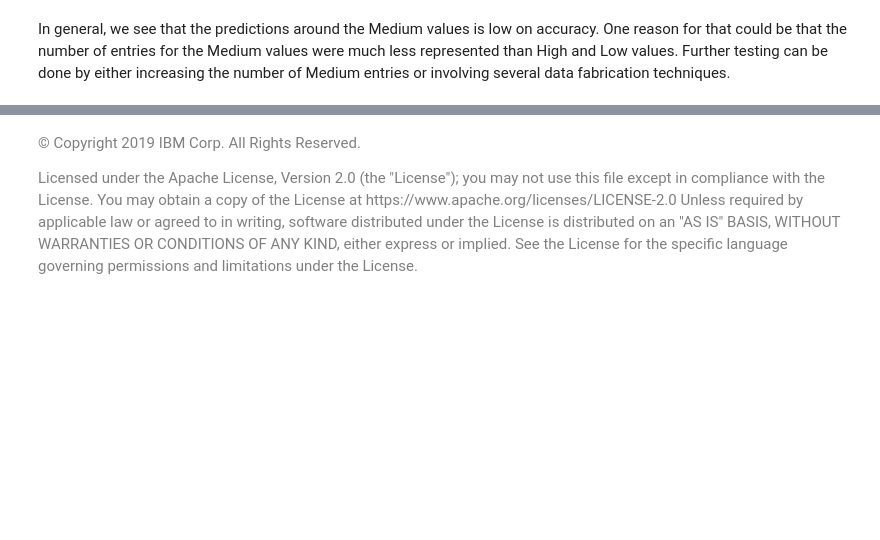
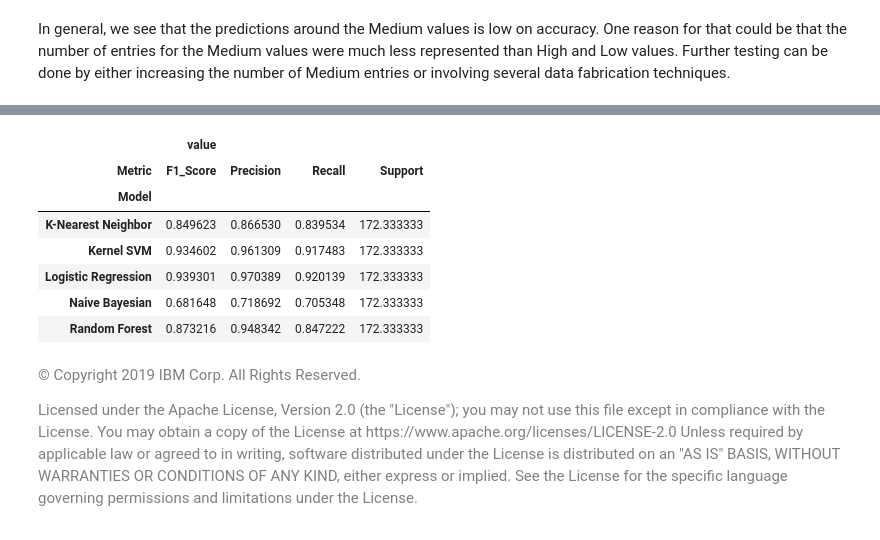
Before and after one commit to kingmolnar/SupervisedLearning, a Jupyter notebook: Classification.ipynb, the cells around one changed output, grey strips where cells are left out. Drawn from its saved outputs; the diff is of its cells as text; code cells hidden in the pictures; blank space fills up the shorter version.

```diff
--- a/Classification.ipynb
+++ b/Classification.ipynb
@@ -690,3 +702,14 @@ pd.concat(summary_tables)
+# %%
+pd.pivot_table(summary_table, index=['Model'], columns=['Metric'], values=['value'], aggfunc='mean')
+# %% [output]
+|  | value |  |  |  |
+| Metric | F1_Score | Precision | Recall | Support |
+| Model |  |  |  |  |
+| K-Nearest Neighbor | 0.849623 | 0.866530 | 0.839534 | 172.333333 |
+| Kernel SVM | 0.934602 | 0.961309 | 0.917483 | 172.333333 |
+| Logistic Regression | 0.939301 | 0.970389 | 0.920139 | 172.333333 |
+| Naive Bayesian | 0.681648 | 0.718692 | 0.705348 | 172.333333 |
+| Random Forest | 0.873216 | 0.948342 | 0.847222 | 172.333333 |
 # %% [markdown]
 <p><font size=-1 color=gray>
 &copy; Copyright 2019 IBM Corp. All Rights Reserved.
```
Also changed, not shown: parts of 17 cells of this notebook, 4 other files.
